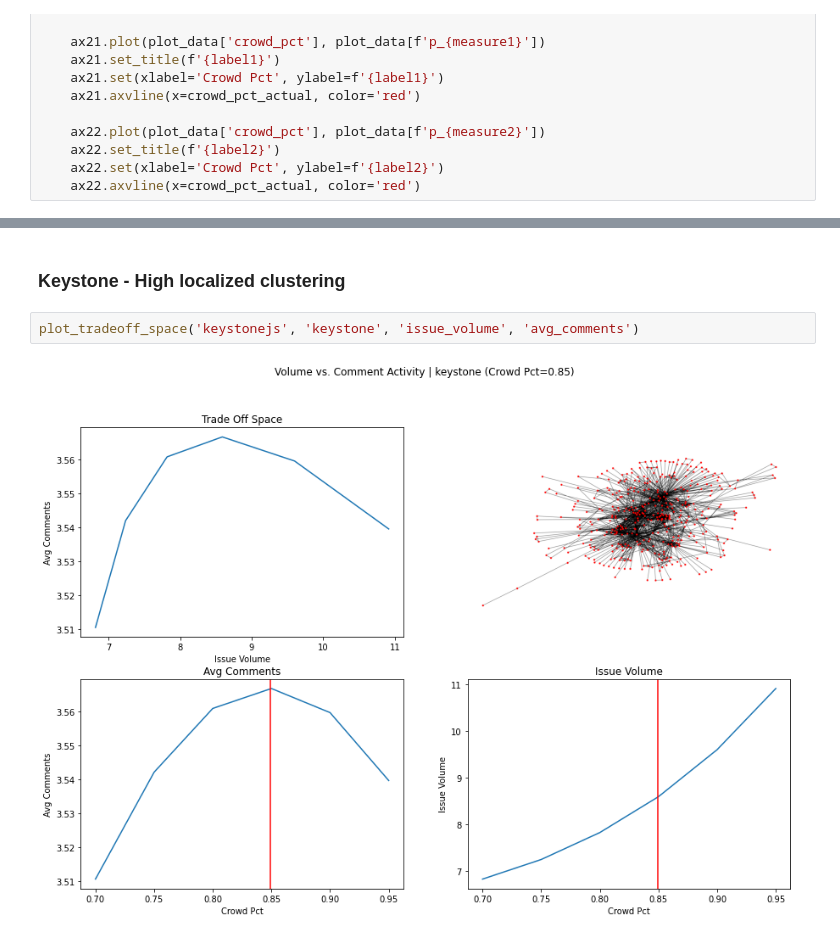
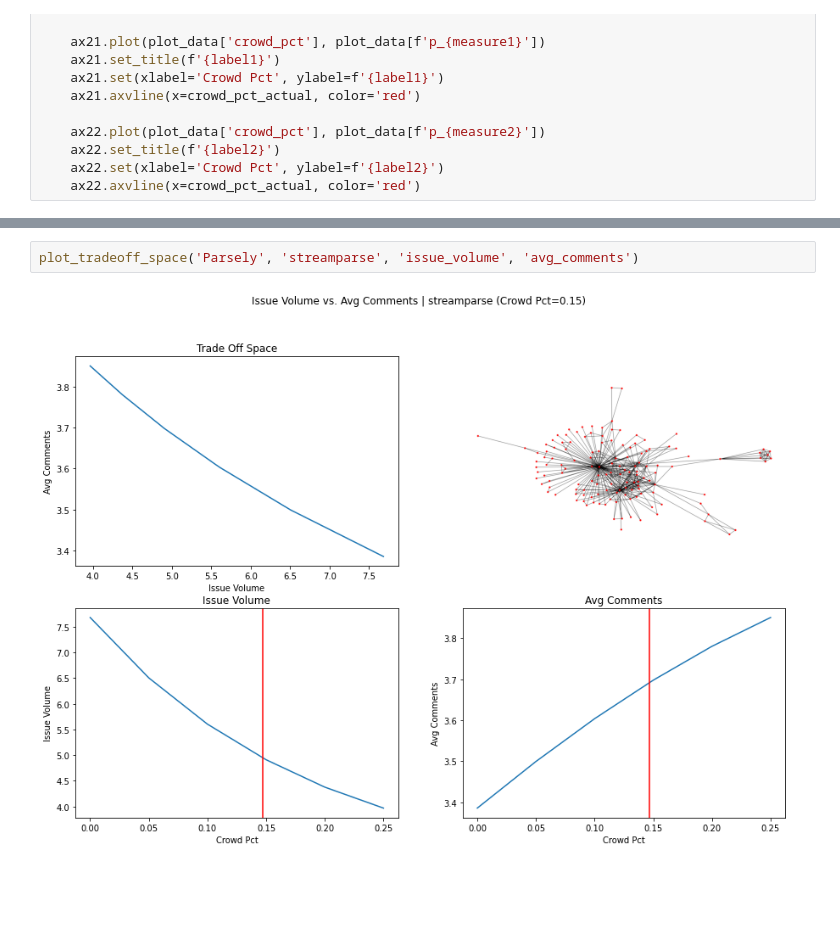
Before and after one commit to MthwRobinson/sh-network-paper, a Jupyter notebook: notebooks/tradeoff-space.ipynb, the cells around one changed output, grey strips where cells are left out. Drawn from its saved outputs; the diff is of its cells as text; blank space fills up the shorter version.

Commit message:
updated tradeoff plots for paper

```diff
--- a/notebooks/tradeoff-space.ipynb
+++ b/notebooks/tradeoff-space.ipynb
@@ -289,6 +298,4 @@ plot_tradeoff_space('aws', 'aws-sdk-php', 'avg_comments', 'response_time')
-# %% [markdown]
-### Keystone - High localized clustering
 # %%
-plot_tradeoff_space('keystonejs', 'keystone', 'issue_volume', 'avg_comments')
+plot_tradeoff_space('Parsely', 'streamparse', 'issue_volume', 'avg_comments')
 # %% [output]
-[figure, old version]
+[figure, new version]
```
Also changed, not shown: parts of 26 cells of this notebook.
